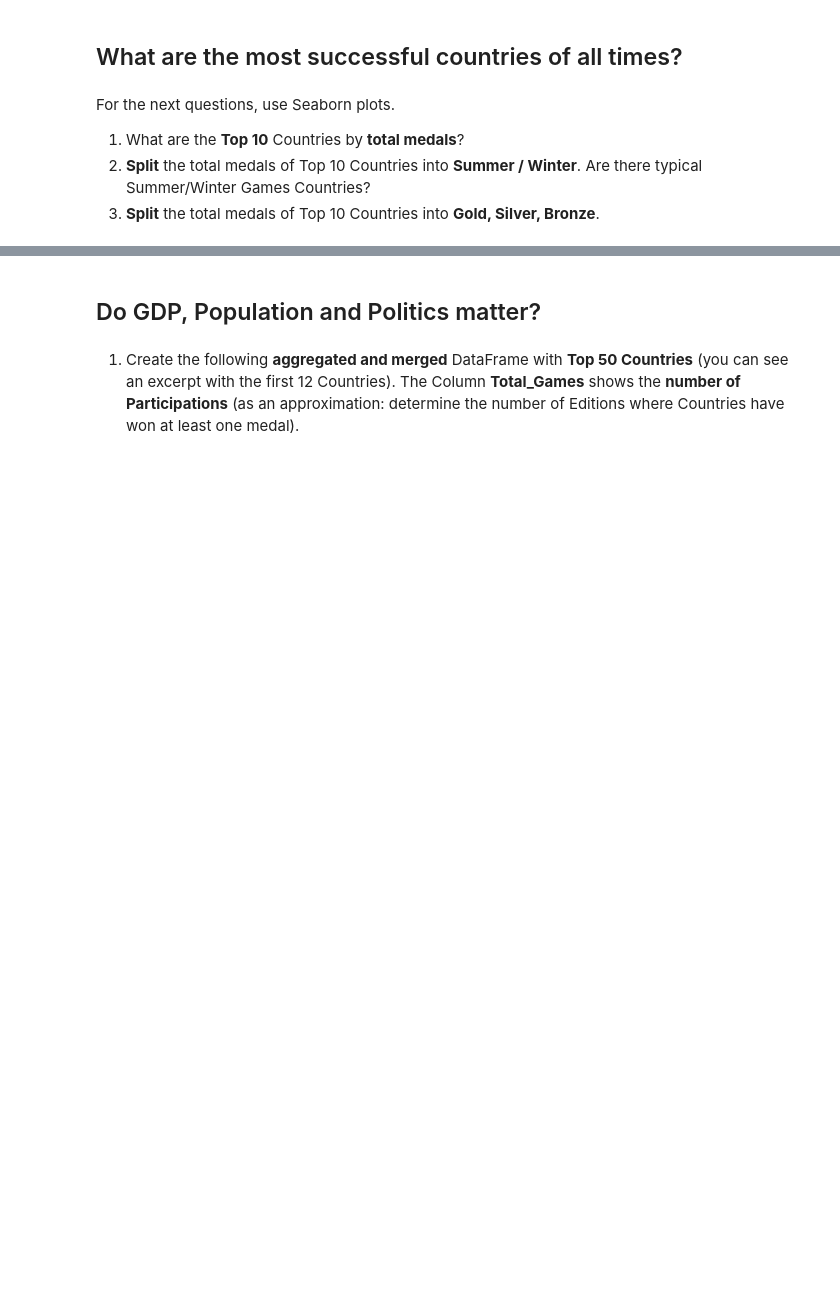
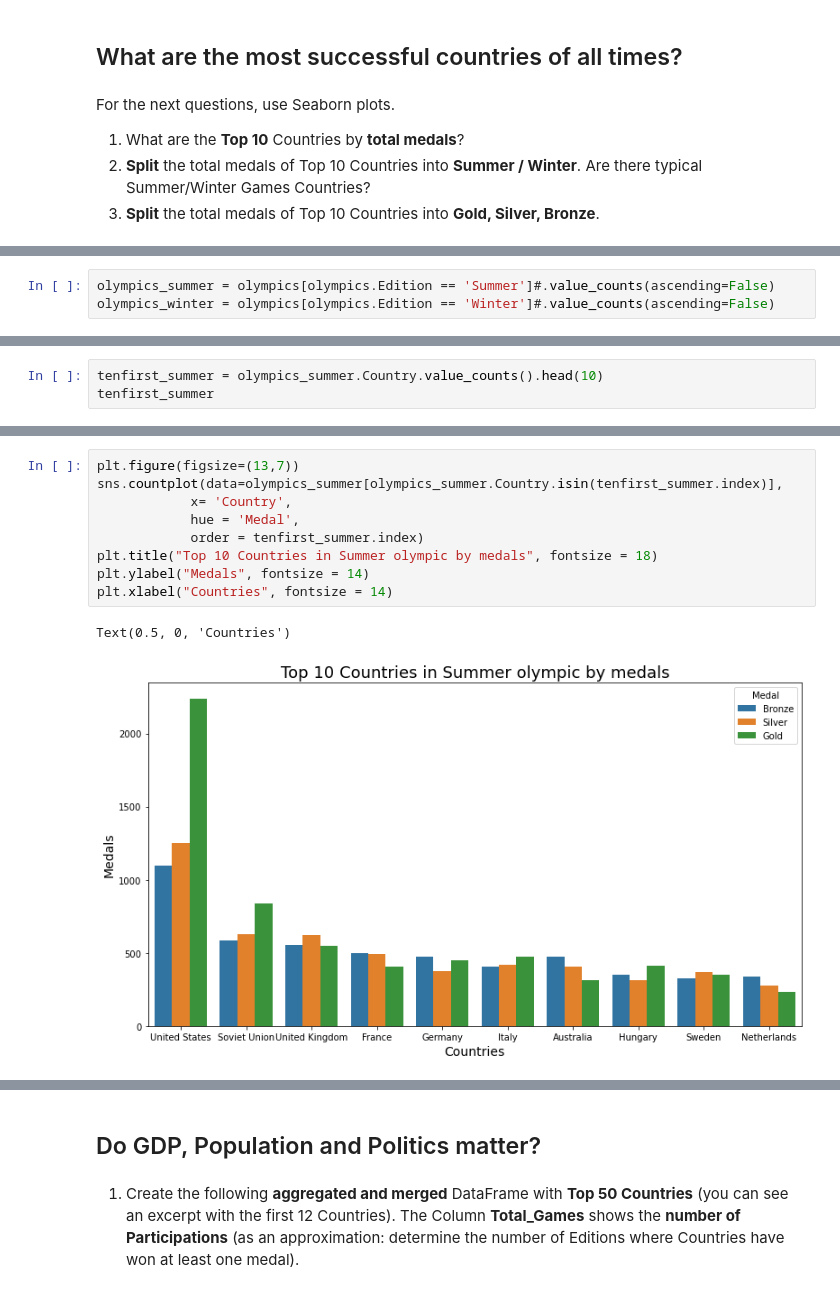
Before and after one commit to hamednasr/Explanatory-Data-Analysis, a Jupyter notebook: Explanatory_DataAnalysis_Challenge.ipynb, the cells around one changed output, grey strips where cells are left out. Drawn from its saved outputs; the diff is of its cells as text; blank space fills up the shorter version.

```diff
--- a/Explanatory_DataAnalysis_Challenge.ipynb
+++ b/Explanatory_DataAnalysis_Challenge.ipynb
@@ -441,0 +553,3 @@ For the next questions, use Seaborn plots.
+# %%
+olympics_summer = olympics[olympics.Edition == 'Summer']#.value_counts(ascending=False)
+olympics_winter = olympics[olympics.Edition == 'Winter']#.value_counts(ascending=False)
@@ -441,0 +565,3 @@ For the next questions, use Seaborn plots.
+# %%
+tenfirst_summer = olympics_summer.Country.value_counts().head(10)
+tenfirst_summer
@@ -441,0 +595,12 @@ For the next questions, use Seaborn plots.
+# %%
+plt.figure(figsize=(13,7))
+sns.countplot(data=olympics_summer[olympics_summer.Country.isin(tenfirst_summer.index)],
+            x= 'Country',
+            hue = 'Medal',
+            order = tenfirst_summer.index)
+plt.title("Top 10 Countries in Summer olympic by medals", fontsize = 18)
+plt.ylabel("Medals", fontsize = 14)
+plt.xlabel("Countries", fontsize = 14)
+# %% [output]
+Text(0.5, 0, 'Countries')
+[figure, added]
```
Also changed, not shown: parts of 19 cells of this notebook.
